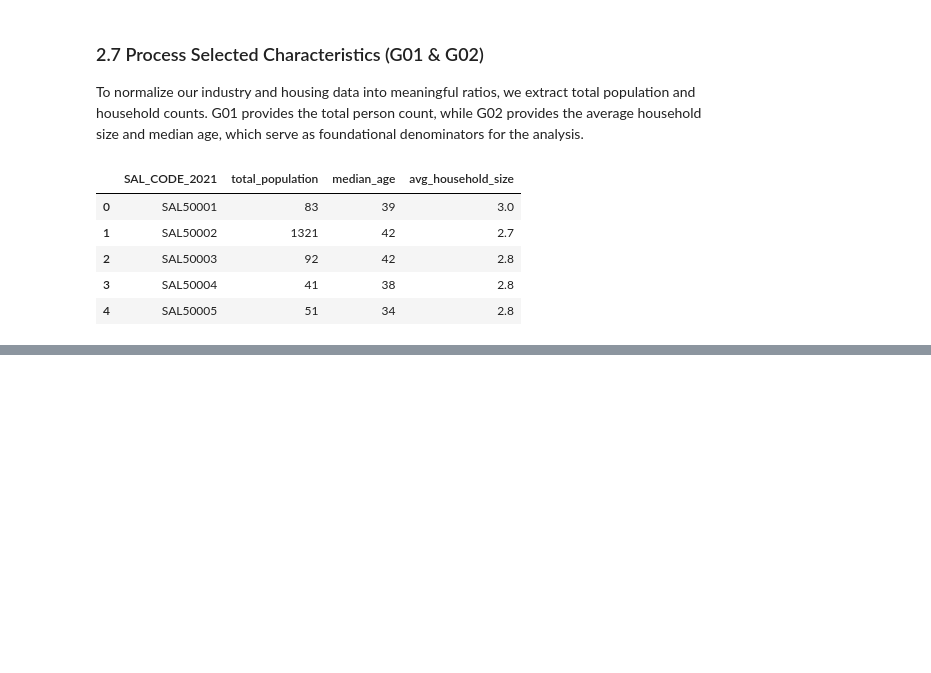
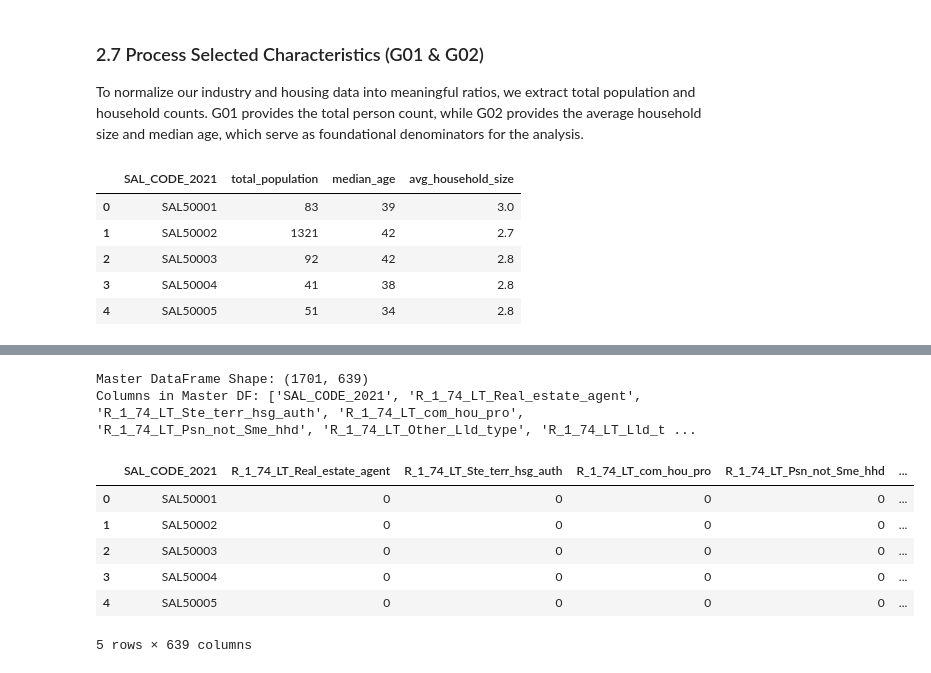
Before and after one commit to GaryUWA/WA-Housing-Model-2021-analysis, a Jupyter notebook: notebooks/01_data_cleaning.ipynb, the cells around one changed output, grey strips where cells are left out. Saved outputs shown, nothing was run; the diff lists cells and outputs as text; code cells hidden in the pictures; blank space fills up the shorter version.

```diff
--- a/notebooks/01_data_cleaning.ipynb
+++ b/notebooks/01_data_cleaning.ipynb
@@ -337,0 +340,24 @@ display(char_df.head())
+# %%
+# Create copy of G38
+structure_df = dfs['G38'].copy()
+
+# Define columns for dwelling types based on verified G38 headers
+# Tot_DS_Separate_hse: Separate houses
+# Tot_DS_Flat_apartment: Flats, units, or apartments
+structure_cols = {
+    'Tot_DS_Separate_hse': 'count_separate_house',
+    'Tot_DS_Flat_apartment': 'count_high_density'
+}
+
+# Extract and rename relevant columns using verified index keys
+structure_df = structure_df[['SAL_CODE_2021'] + list(structure_cols.keys())]
+structure_df.rename(columns=structure_cols, inplace=True)
+
+# Calculate total dwellings monitored for density ratio
+structure_df['total_dwellings_monitored'] = (
+    structure_df['count_separate_house'] +
+    structure_df['count_high_density']
+)
+
+# Validate output
+display(structure_df.head())
@@ -337,0 +377,29 @@ display(char_df.head())
+# %%
+# Consolidate housing-specific data (Rent and Mortgage)
+# rent_df (G40) and mortgage_df (G38) were created in Section 2
+housing_df = pd.merge(rent_df, mortgage_df, on='SAL_CODE_2021', how='left')
+
+# List of all processed DataFrames to merge
+dfs_to_merge = [housing_df, ind_df, lfs_df, char_df, structure_df]
+
+# Perform a sequential left join on SAL_CODE_2021
+# Start with housing_df to preserve primary dependent variables
+master_df = dfs_to_merge[0]
+
+for df in dfs_to_merge[1:]:
+    master_df = pd.merge(master_df, df, on='SAL_CODE_2021', how='left')
+
+# Validate the final shape and column list
+print(f"Master DataFrame Shape: {master_df.shape}")
+print("Columns in Master DF:", master_df.columns.tolist())
+display(master_df.head())
+# %% [output]
+Master DataFrame Shape: (1701, 639)
+Columns in Master DF: ['SAL_CODE_2021', 'R_1_74_LT_Real_estate_agent', 'R_1_74_LT_Ste_terr_hsg_auth', 'R_1_74_LT_com_hou_pro', 'R_1_74_LT_Psn_not_Sme_hhd', 'R_1_74_LT_Other_Lld_type', 'R_1_74_LT_Lld_t ...
+|  | SAL_CODE_2021 | R_1_74_LT_Real_estate_agent | R_1_74_LT_Ste_terr_hsg_auth | R_1_74_LT_com_hou_pro | R_1_74_LT_Psn_not_Sme_hhd | ... |
+| 0 | SAL50001 | 0 | 0 | 0 | 0 | ... |
+| 1 | SAL50002 | 0 | 0 | 0 | 0 | ... |
+| 2 | SAL50003 | 0 | 0 | 0 | 0 | ... |
+| 3 | SAL50004 | 0 | 0 | 0 | 0 | ... |
+| 4 | SAL50005 | 0 | 0 | 0 | 0 | ... |
+5 rows × 639 columns
```
Also changed, not shown: parts of 8 cells of this notebook.
